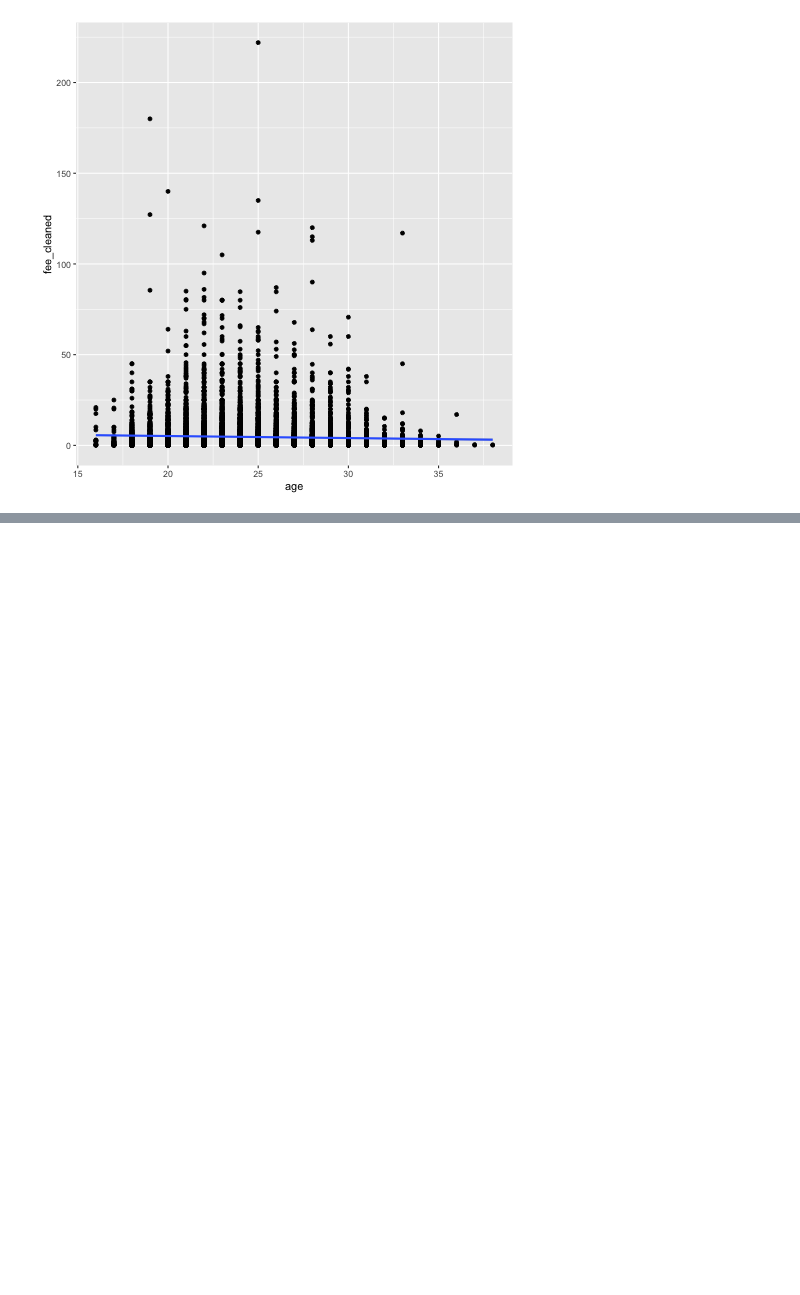
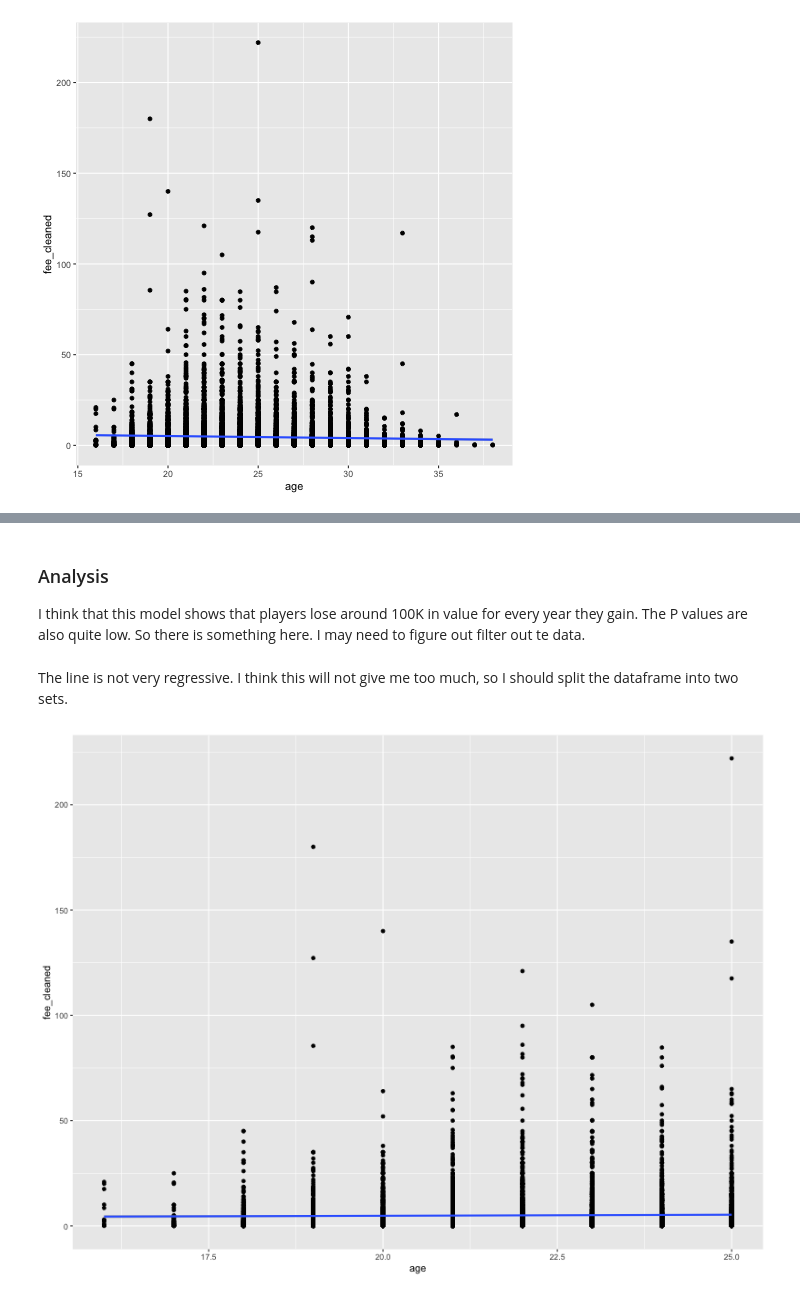
Before and after one commit to AhanPenkar/exploratory-football, a Jupyter notebook: Hypothesis.ipynb, the cells around one changed output, grey strips where cells are left out. Saved outputs shown, nothing was run; the diff lists cells and outputs as text; code cells hidden in the pictures; blank space fills up the shorter version.

```diff
--- a/Hypothesis.ipynb
+++ b/Hypothesis.ipynb
@@ -100,0 +105,18 @@ F-statistic:  17.7 on 1 and 10021 DF,  p-value: 2.612e-05
+# %% [markdown]
+### Analysis
+
+I think that this model shows that players lose around 100K in value for every year they gain. The P values are also quite low. So there is something here. I may need to figure out filter out te data.
+# %% [markdown]
+The line is not very regressive. I think this will not give me too much, so I should split the dataframe into two sets.
+# %%
+#Make two new dataframes with players before their peak and after their peak
+df_young = df[df['age'] < 26]
+df_old = df[df['age'] >= 26]
+# %%
+%%R -i df_young -w 800 -h 600
+
+ggplot(df_young, aes(x=age, y=fee_cleaned)) +
+    geom_point() +
+    geom_smooth(method='lm', formula= y~x)
+# %% [output]
+[figure, added]
```
Also changed, not shown: parts of 10 cells of this notebook.
